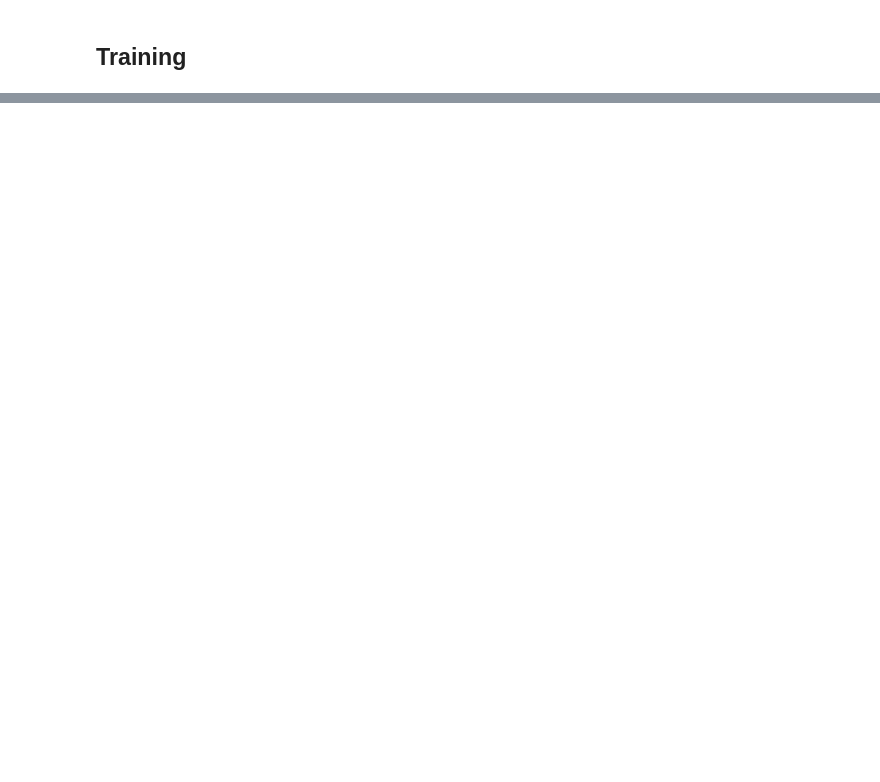
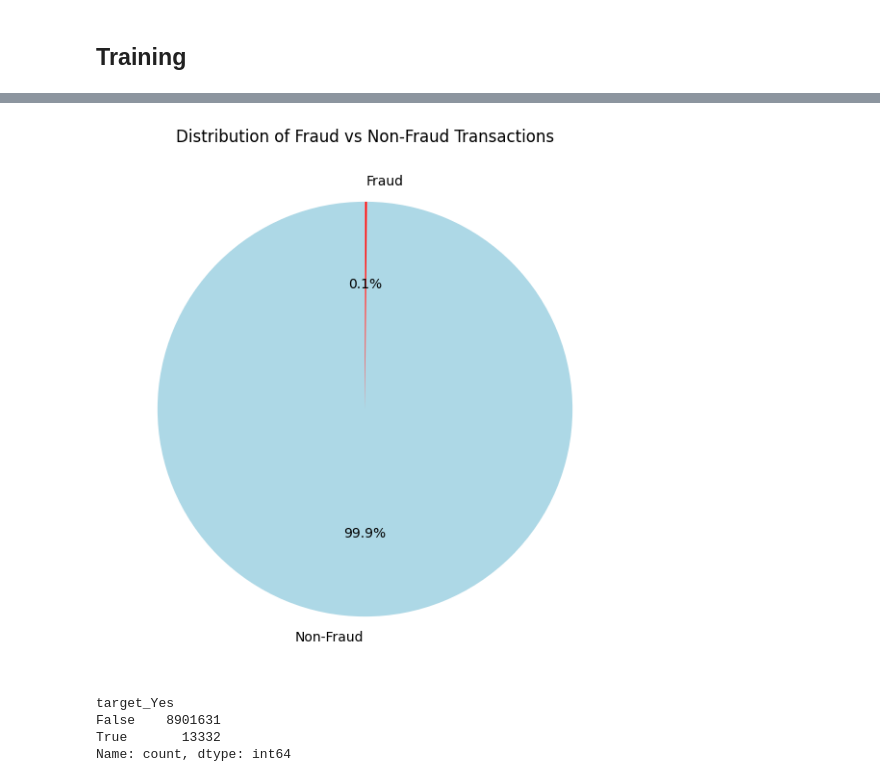
Before and after one commit to marcsirvent/frauddetection, a Jupyter notebook: main.ipynb, the cells around one changed output, grey strips where cells are left out. Cells and saved outputs as stored; diff of their text form; code cells hidden in the pictures; blank space fills up the shorter version.

```diff
--- a/main.ipynb
+++ b/main.ipynb
@@ -186,0 +198,3 @@ plt.show()
+# %%
+transactions_with_labels = pd.merge(transactions_df_clean, train_fraud_labels_df_clean, left_on='transaction_id', right_index=True)
+transactions_with_labels.head()
@@ -186,0 +208,16 @@ plt.show()
+# %%
+transaction_counts = transactions_with_labels['target_Yes'].value_counts()
+
+plt.figure(figsize=(7,7))
+plt.pie(transaction_counts, labels=['Non-Fraud', 'Fraud'], autopct='%1.1f%%', startangle=90, colors=['lightblue', 'red'])
+plt.title('Distribution of Fraud vs Non-Fraud Transactions')
+plt.show()
+# %% [output]
+[figure, added]
+# %%
+transactions_with_labels['target_Yes'].value_counts()
+# %% [output]
+target_Yes
+False    8901631
+True       13332
+Name: count, dtype: int64
```
Also changed, not shown: parts of 25 cells of this notebook.
